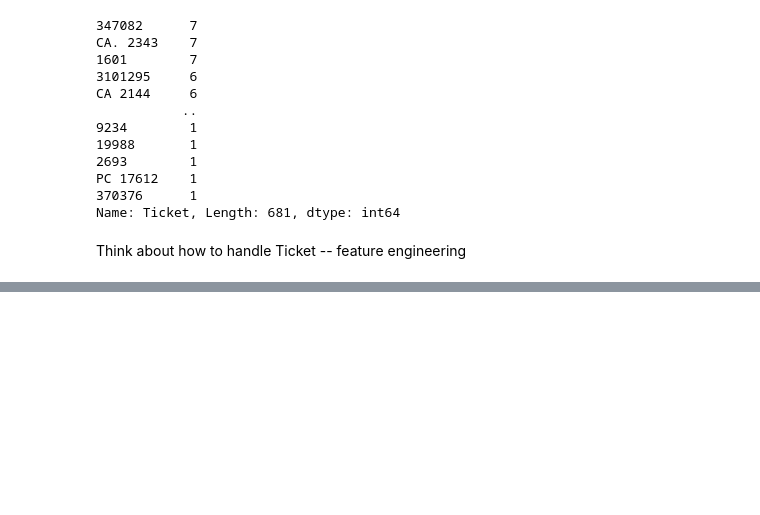
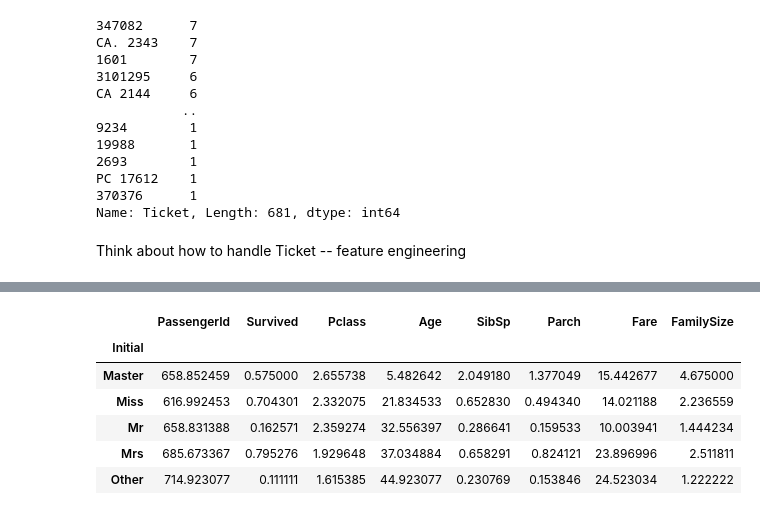
Before and after one commit to ychoi1001/Kaggle, a Jupyter notebook: titanic-data-science.ipynb, the cells around one changed output, grey strips where cells are left out. Cells and saved outputs as stored; diff of their text form; code cells hidden in the pictures; blank space fills up the shorter version.

```diff
--- a/titanic-data-science.ipynb
+++ b/titanic-data-science.ipynb
@@ -480,0 +518,10 @@ Think about how to handle Ticket -- feature engineering
+# %%
+df_all.groupby('Initial').mean()
+# %% [output]
+|  | PassengerId | Survived | Pclass | Age | SibSp | Parch | Fare | FamilySize |
+| Initial |  |  |  |  |  |  |  |  |
+| Master | 658.852459 | 0.575000 | 2.655738 | 5.482642 | 2.049180 | 1.377049 | 15.442677 | 4.675000 |
+| Miss | 616.992453 | 0.704301 | 2.332075 | 21.834533 | 0.652830 | 0.494340 | 14.021188 | 2.236559 |
+| Mr | 658.831388 | 0.162571 | 2.359274 | 32.556397 | 0.286641 | 0.159533 | 10.003941 | 1.444234 |
+| Mrs | 685.673367 | 0.795276 | 1.929648 | 37.034884 | 0.658291 | 0.824121 | 23.896996 | 2.511811 |
+| Other | 714.923077 | 0.111111 | 1.615385 | 44.923077 | 0.230769 | 0.153846 | 24.523034 | 1.222222 |
```
Also changed, not shown: parts of 9 cells of this notebook.
